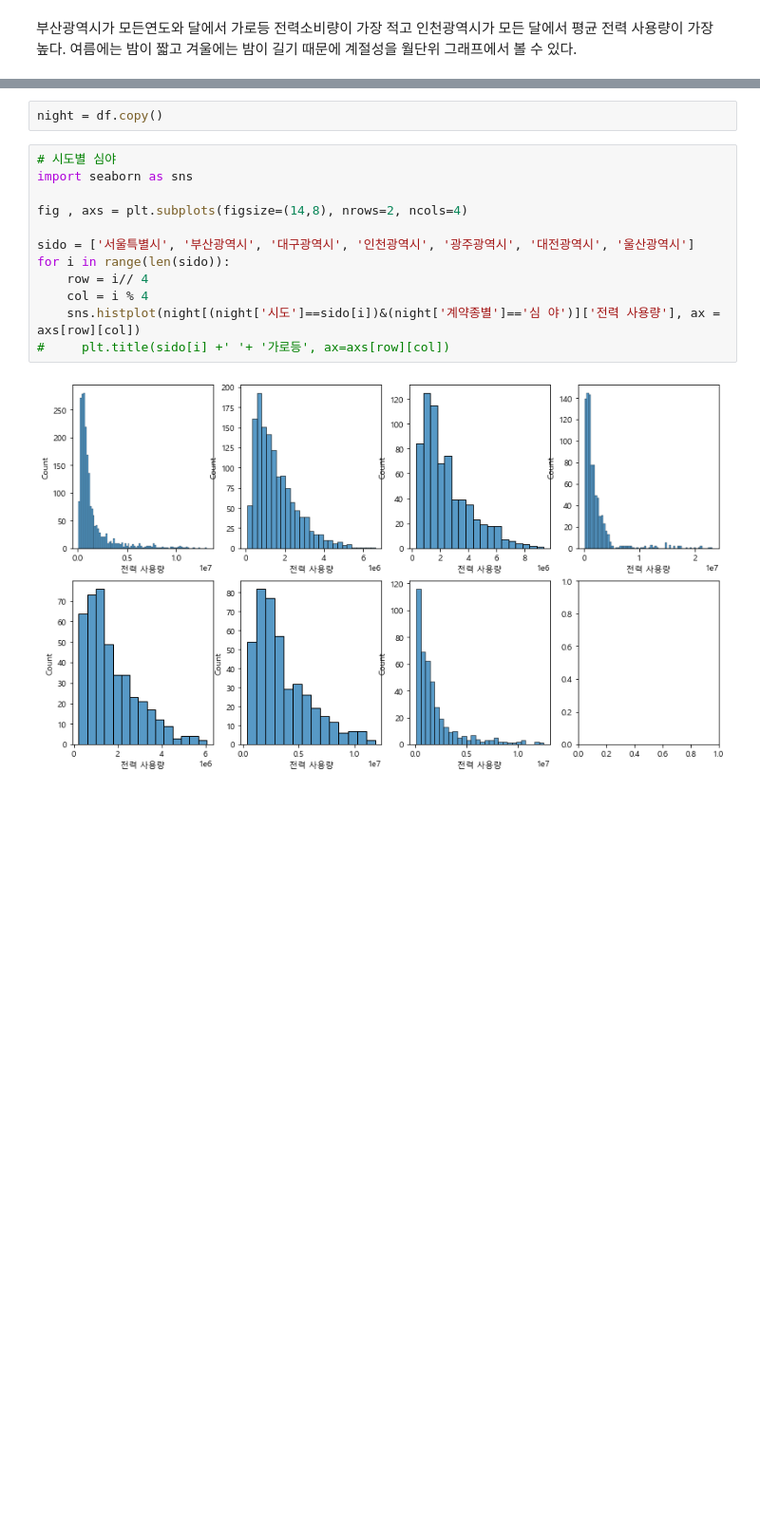
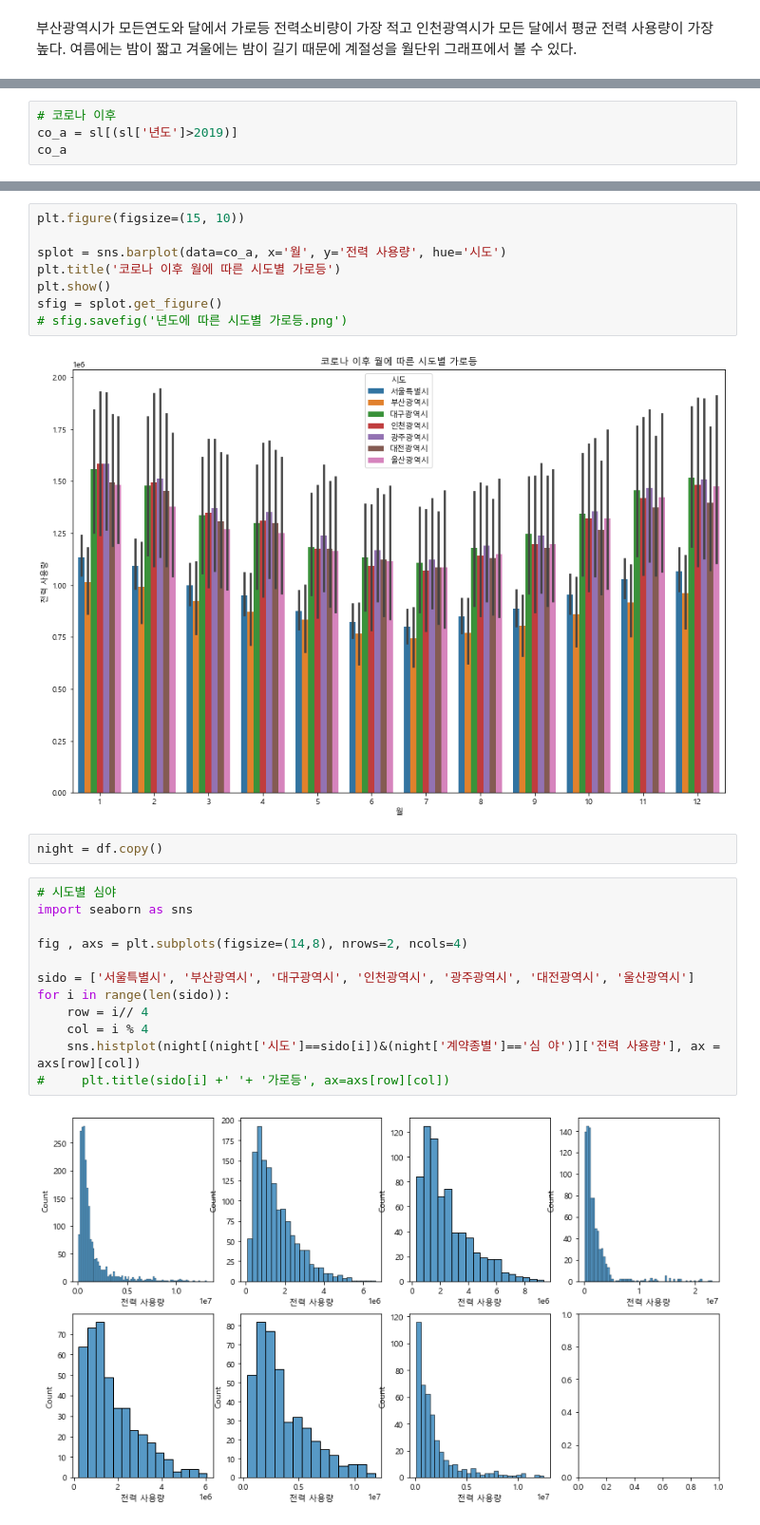
Before and after one commit to gyocheol/MachinLearning_project, a Jupyter notebook: 가로등과 심야 시각화.ipynb, the cells around one changed output, grey strips where cells are left out. Shown at 95% size. Saved outputs shown, nothing was run; the diff lists cells and outputs as text; blank space fills up the shorter version.

```diff
--- a/가로등과 심야 시각화.ipynb
+++ b/가로등과 심야 시각화.ipynb
@@ -145,0 +174,4 @@ sfig = splot.get_figure()
+# %%
+# 코로나 이후
+co_a = sl[(sl['년도']>2019)]
+co_a
@@ -146,3 +192,13 @@ sfig = splot.get_figure()
+# %%
+plt.figure(figsize=(15, 10))
+
+splot = sns.barplot(data=co_a, x='월', y='전력 사용량', hue='시도')
+plt.title('코로나 이후 월에 따른 시도별 가로등')
+plt.show()
+sfig = splot.get_figure()
+# sfig.savefig('년도에 따른 시도별 가로등.png')
+# %% [output]
+[figure, added]
 # %%
 night = df.copy()
 # %%
```
Also changed, not shown: parts of 8 cells of this notebook.
